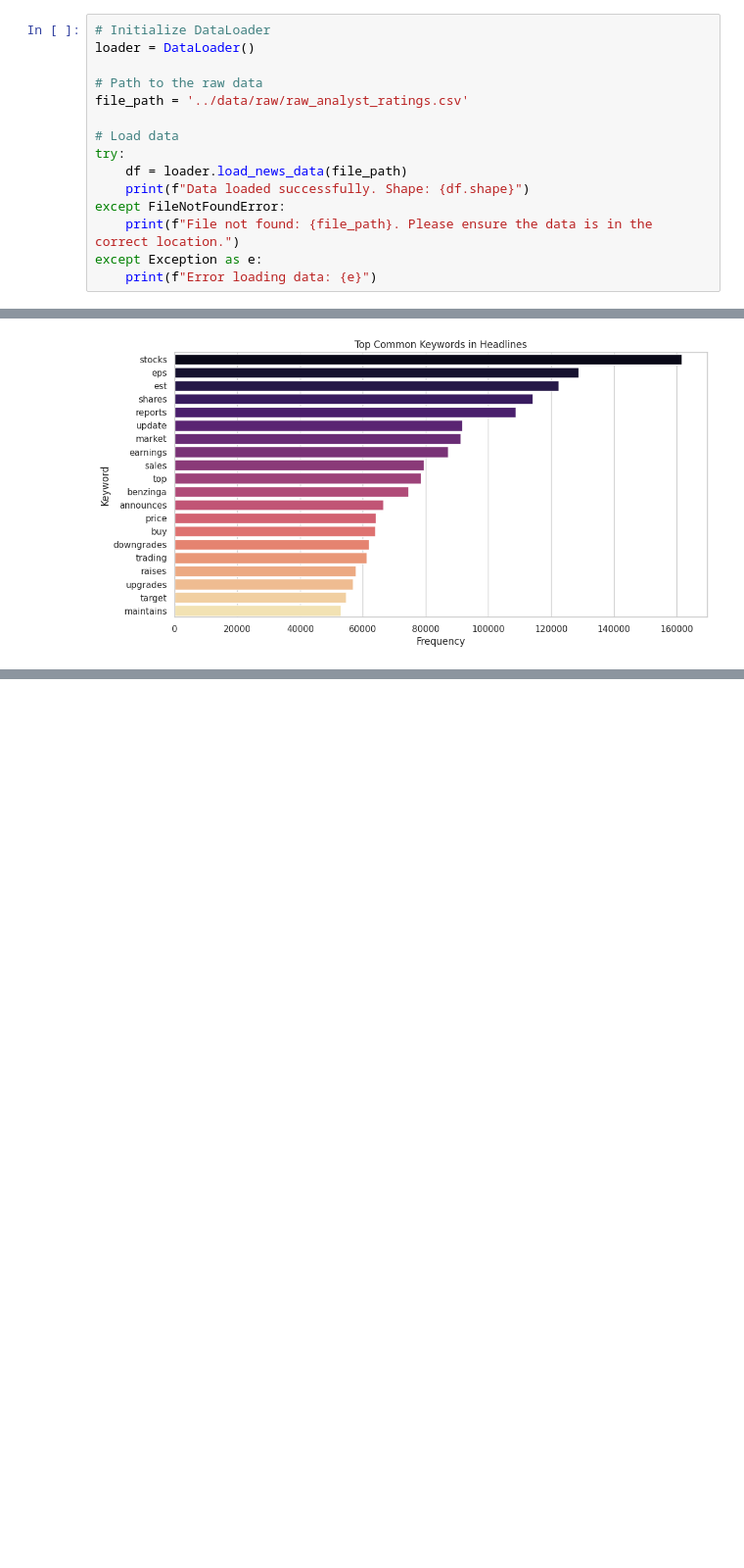
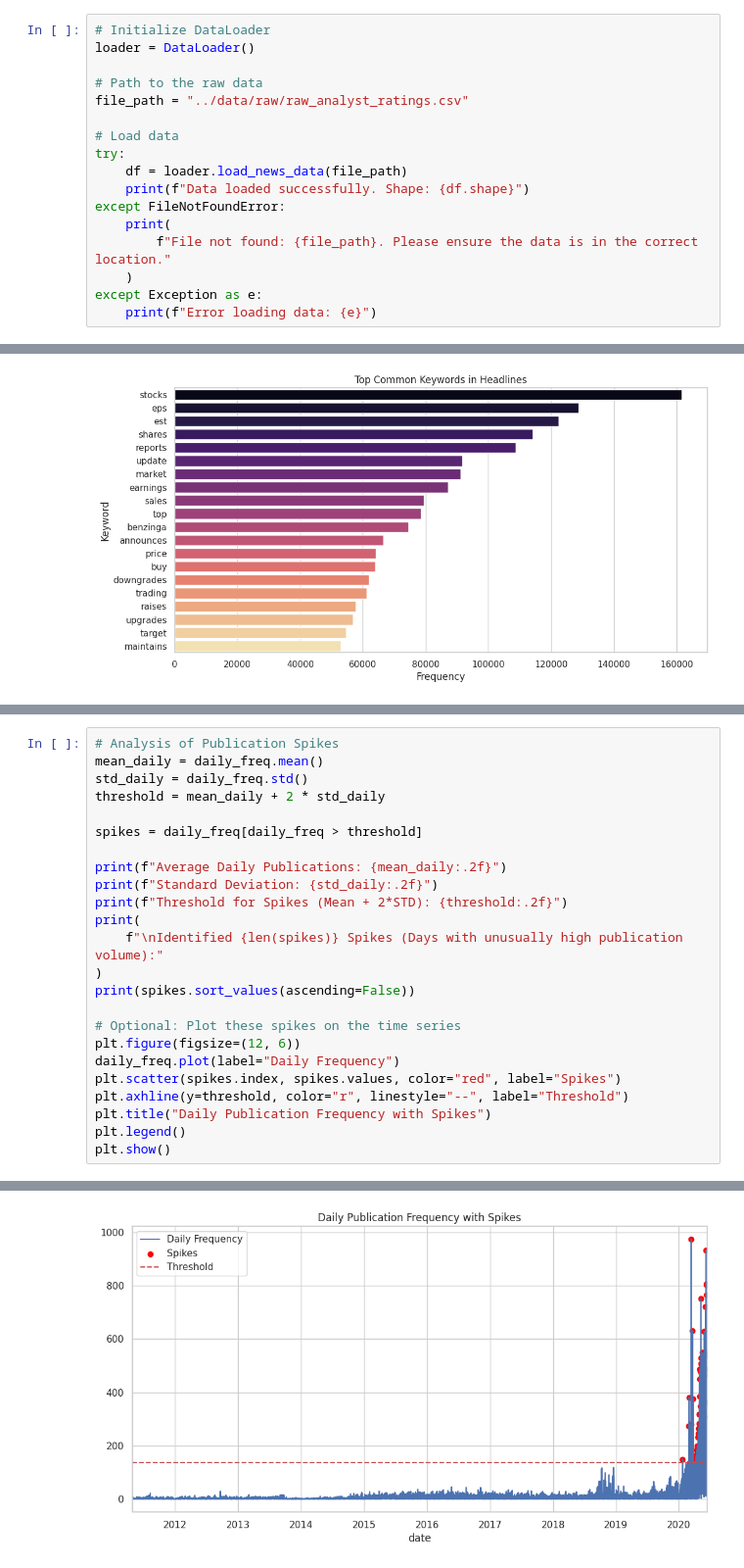
Before and after one commit to estif0/news-sentiment-price-prediction, a Jupyter notebook: notebooks/01_eda_news.ipynb, the cells around one changed output, grey strips where cells are left out. Shown at 98% size. Drawn from its saved outputs; the diff is of its cells as text; blank space fills up the shorter version.

```diff
--- a/notebooks/01_eda_news.ipynb
+++ b/notebooks/01_eda_news.ipynb
@@ -30,14 +28,16 @@ from src.core.visualizer import Visualizer
 loader = DataLoader()
 
 # Path to the raw data
-file_path = '../data/raw/raw_analyst_ratings.csv'
+file_path = "../data/raw/raw_analyst_ratings.csv"
 
 # Load data
 try:
     df = loader.load_news_data(file_path)
     print(f"Data loaded successfully. Shape: {df.shape}")
 except FileNotFoundError:
-    print(f"File not found: {file_path}. Please ensure the data is in the correct location.")
+    print(
+        f"File not found: {file_path}. Please ensure the data is in the correct location."
+    )
 except Exception as e:
     print(f"Error loading data: {e}")
 # %% [output]
@@ -116,3 +120,28 @@ visualizer.plot_publishing_times(hourly_counts)
 [figure]
 [figure]
 [figure]
+# %%
+# Analysis of Publication Spikes
+mean_daily = daily_freq.mean()
+std_daily = daily_freq.std()
+threshold = mean_daily + 2 * std_daily
+
+spikes = daily_freq[daily_freq > threshold]
+
+print(f"Average Daily Publications: {mean_daily:.2f}")
+print(f"Standard Deviation: {std_daily:.2f}")
+print(f"Threshold for Spikes (Mean + 2*STD): {threshold:.2f}")
+print(
+    f"\nIdentified {len(spikes)} Spikes (Days with unusually high publication volume):"
+)
+print(spikes.sort_values(ascending=False))
+
+# Optional: Plot these spikes on the time series
+plt.figure(figsize=(12, 6))
+daily_freq.plot(label="Daily Frequency")
+plt.scatter(spikes.index, spikes.values, color="red", label="Spikes")
+plt.axhline(y=threshold, color="r", linestyle="--", label="Threshold")
+plt.title("Daily Publication Frequency with Spikes")
+plt.legend()
+plt.show()
+# %% [output]
@@ -119,3 +166,4 @@ visualizer.plot_publishing_times(hourly_counts)
+[figure, added]
 # %%
 # 5. Publisher Analysis
 
```
Also changed, not shown: parts of 5 cells of this notebook, 6 other files.
